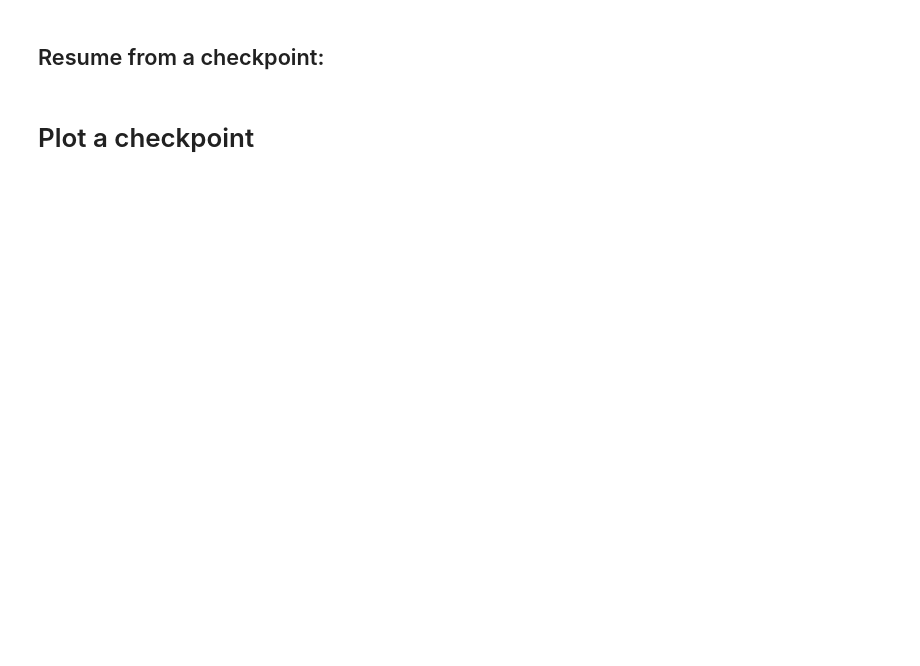
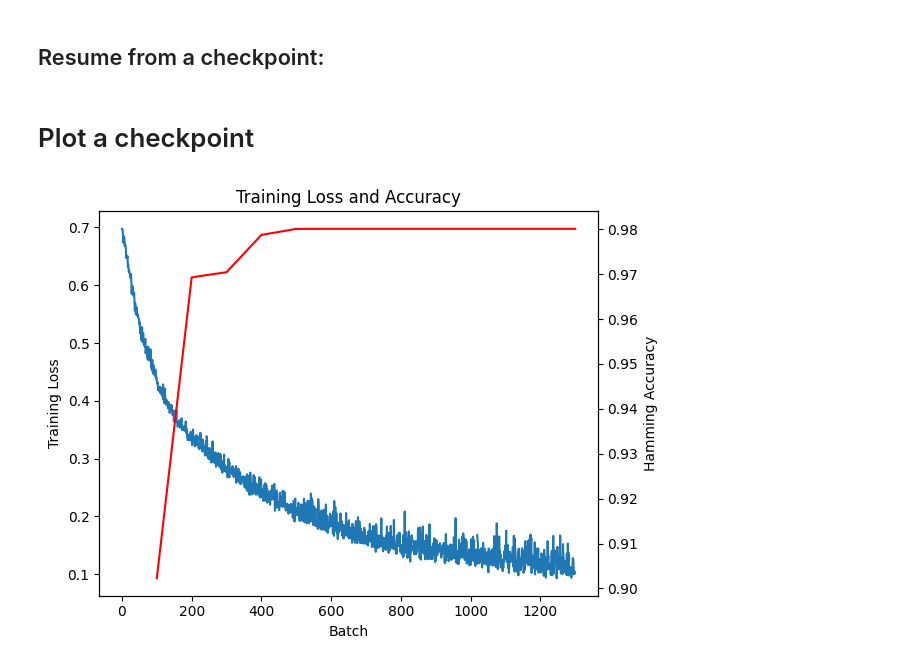
Before and after one commit to MilkCatt/ECG-HeartNet, a Jupyter notebook: model.ipynb, the cells around one changed output. Drawn from its saved outputs; the diff is of its cells as text; code cells hidden in the pictures; blank space fills up the shorter version.

```diff
--- a/model.ipynb
+++ b/model.ipynb
@@ -343,18 +473,20 @@ trainer.train(train_dataloader, test_dataloader, num_epochs=1)
 # %% [markdown]
 # Plot a checkpoint
 # %%
-checkpoint = torch.load("training_progress/checkpoint_ep0_b1399.pt")
+checkpoint = torch.load("training_progress/checkpoint_ep0_b1299.pt")
 
 fig, ax1 = plt.subplots()
 
 ax1.plot(checkpoint['loss_history'], label='Loss')
 ax1.set_xlabel('Batch')
 ax1.set_ylabel('Training Loss')
 ax1.set_title('Training Loss and Accuracy')
 
 ax2 = ax1.twinx()
-ax2.plot([x[0] for x in checkpoint['acc_history']], [x[1] for x in checkpoint['acc_history']], color='red', label='Accuracy')
-ax2.set_ylabel('Hamming Loss')
+ax2.plot([x[0] for x in checkpoint['acc_history']], [1 - x[1] for x in checkpoint['acc_history']], color='red', label='Accuracy')
+ax2.set_ylabel('Hamming Accuracy')
 
 fig.tight_layout()
 plt.show()
+# %% [output]
+[figure, added]
```
Also changed, not shown: parts of 13 cells of this notebook, 1 other file.
